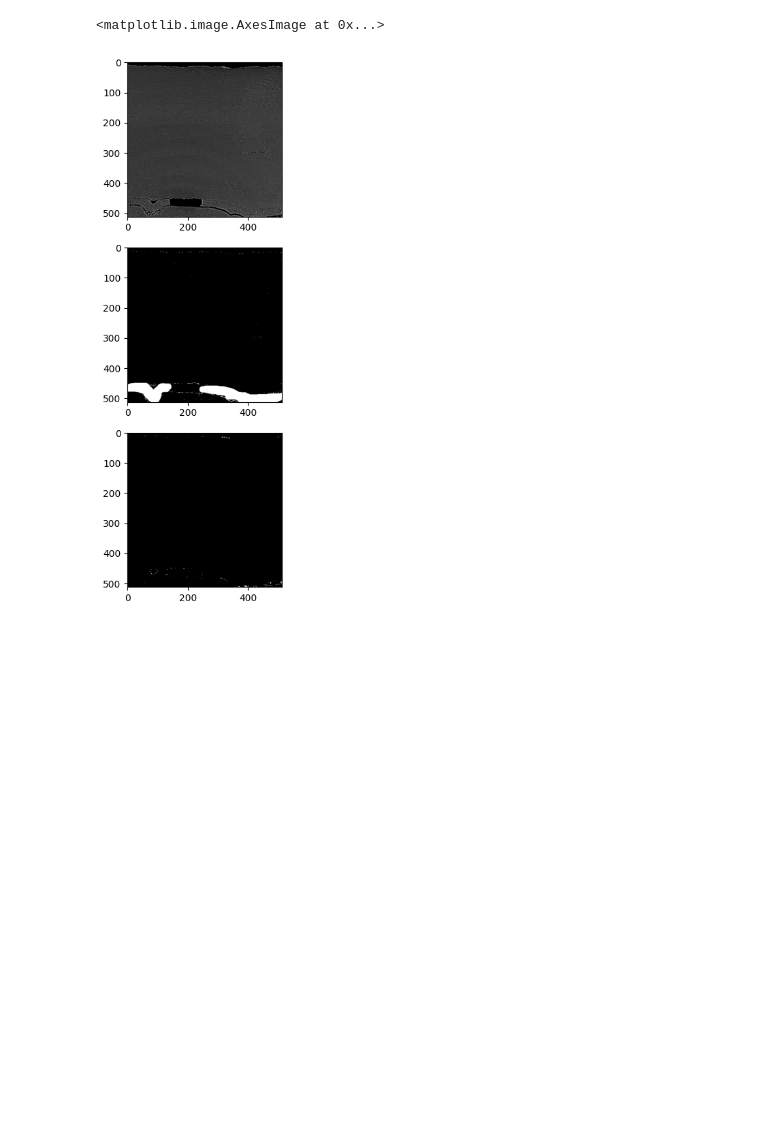
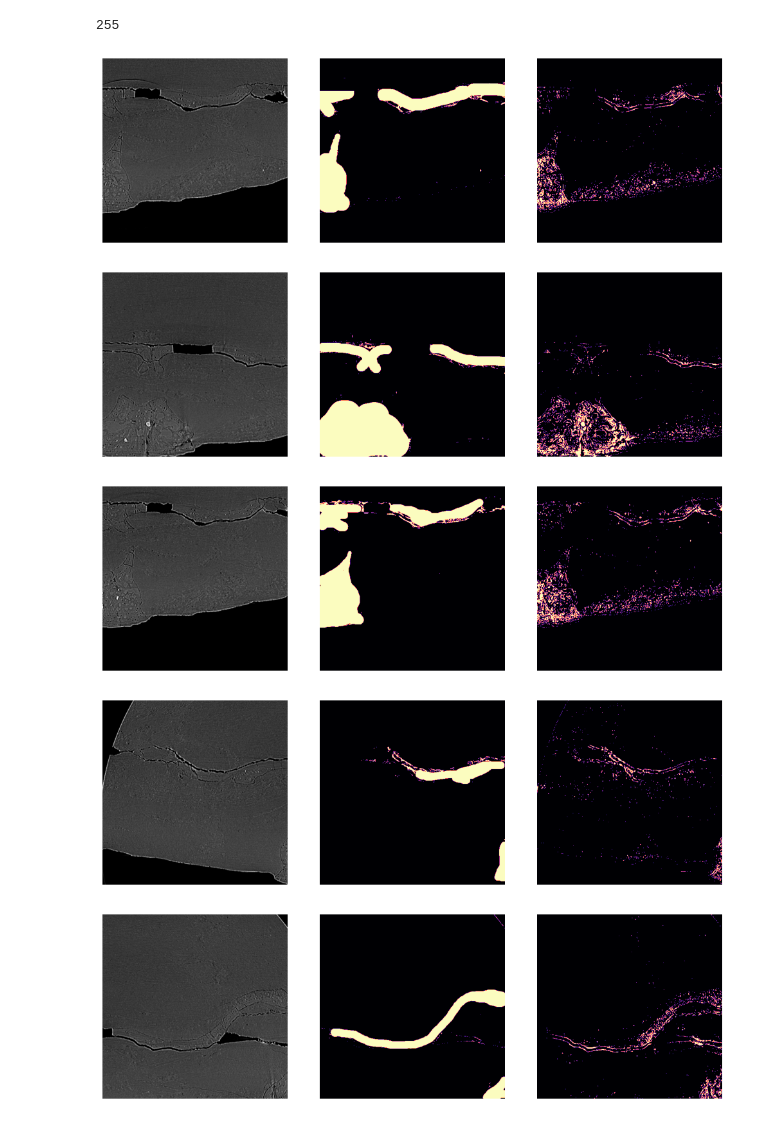
Before and after one commit to j6k4m8/ml4paleo, a Jupyter notebook: webapp/debug-rf.ipynb, the cells around one changed output. Cells and saved outputs as stored; diff of their text form; code cells hidden in the pictures; blank space fills up the shorter version.

```diff
--- a/webapp/debug-rf.ipynb
+++ b/webapp/debug-rf.ipynb
@@ -15,11 +20,11 @@ segs_fn = sorted(path_to_training.glob(CONFIG.training_seg_prefix + "*"))
 Xs = [
     # Get greyscale images
     np.array(Image.open(fn).convert("L"))
-    for fn in imgs_fn
+    for fn in imgs_fn[-5:]
 ]
 
 Ys = [
     # Get just the red channel
     np.array(Image.open(fn).convert("RGB"))[:,:,0]
-    for fn in segs_fn
+    for fn in segs_fn[-5:]
 ]
@@ -31,0 +40,17 @@ model.fit(X, Y)
+# %%
+model = RandomForest3DSegmenter(
+    rf_kwargs={
+    # "n_estimators": 50, "max_depth": 3, "n_jobs": -1
+    },
+    features_fn=feature_fn,
+)
+model._training_subsample = 100
+X = np.stack(Xs)
+# vmax = X.mean() + 2 * X.std()
+# vmin = X.mean() - 2 * X.std()
+# # Remap to full dynamic range
+# X = ((X - vmin) / (vmax - vmin)) * 255
+# X = X.clip(0, 255).astype(np.uint8)
+Y = np.stack(Ys)
+
+model.fit(X, Y)
@@ -32,15 +62,29 @@ model.fit(X, Y)
+# %%
+model.segment(np.expand_dims(Xs[0], axis=-1)).max()
+# %% [output]
+255
 # %%
 # Draw three subplots:
 # Original image
 # True Segmentation
 # Predicted segmentation
-fig, axs = plt.subplots(3, 1, figsize=(10, 10))
-plt.subplot(3, 1, 1)
-plt.imshow(Xs[0], cmap="gray")
-plt.subplot(    3, 1, 2)
-plt.imshow(Ys[0], cmap="gray")
-plt.subplot(    3, 1, 3)
-plt.imshow(model.segment(np.expand_dims(Xs[0], axis=-1)), cmap="gray")
+for i in range(5):
+    plt.subplots(1, 3, figsize=(10, 10))
+    plt.subplot(1, 3, 1)
+    plt.imshow(Xs[i], cmap="gray")
+    plt.tight_layout()
+    plt.axis("off")
+    plt.subplot(1, 3, 2)
+    plt.imshow(Ys[i], cmap="magma")
+    plt.tight_layout()
+    plt.axis("off")
+    plt.subplot(1, 3, 3)
+    plt.imshow(255*(model.segment(np.expand_dims(Xs[i], axis=-1)).astype(np.uint8)), cmap="magma")
+    plt.tight_layout()
+    plt.axis("off")
 # %% [output]
-<matplotlib.image.AxesImage at 0x...>
-[figure, old version]
+[figure, new version]
+[figure, added]
+[figure, added]
+[figure, added]
+[figure, added]
```
Also changed, not shown: parts of 5 cells of this notebook.
